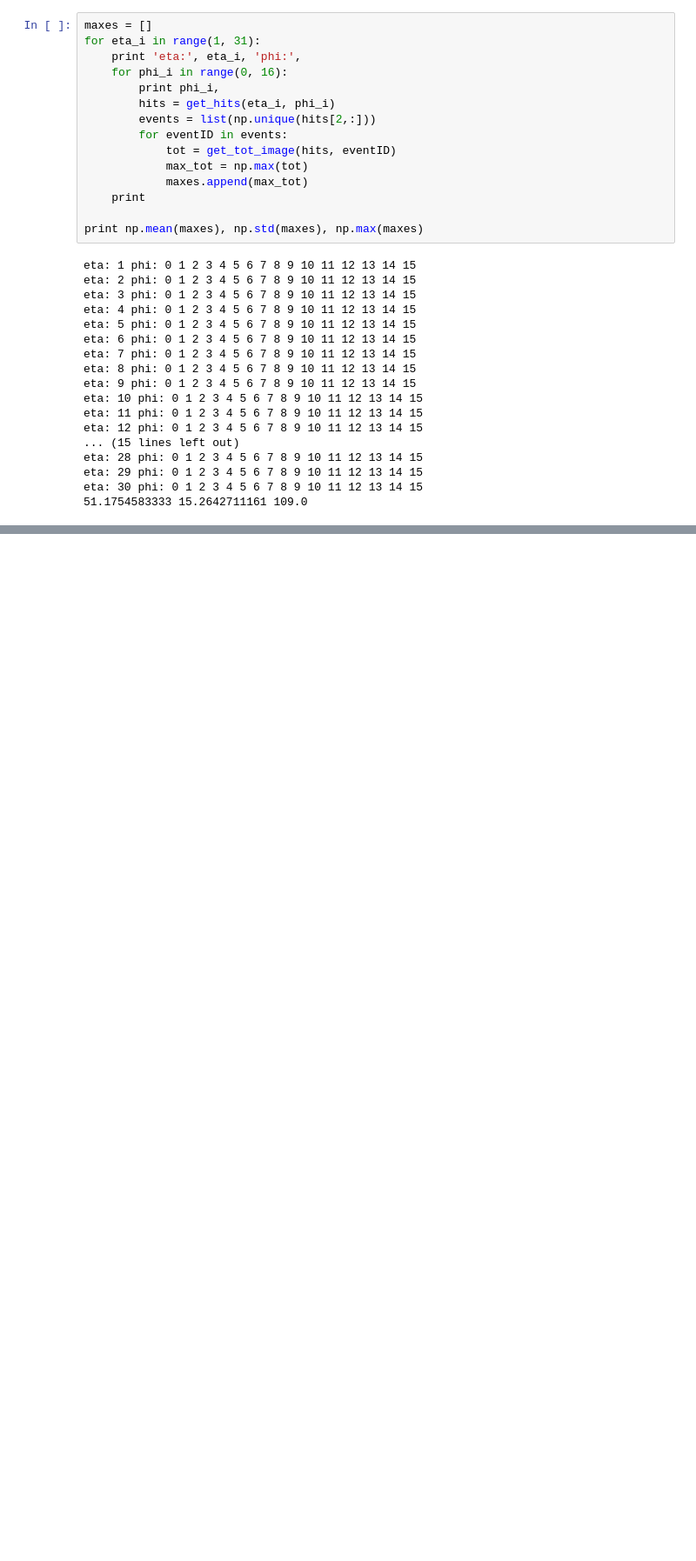
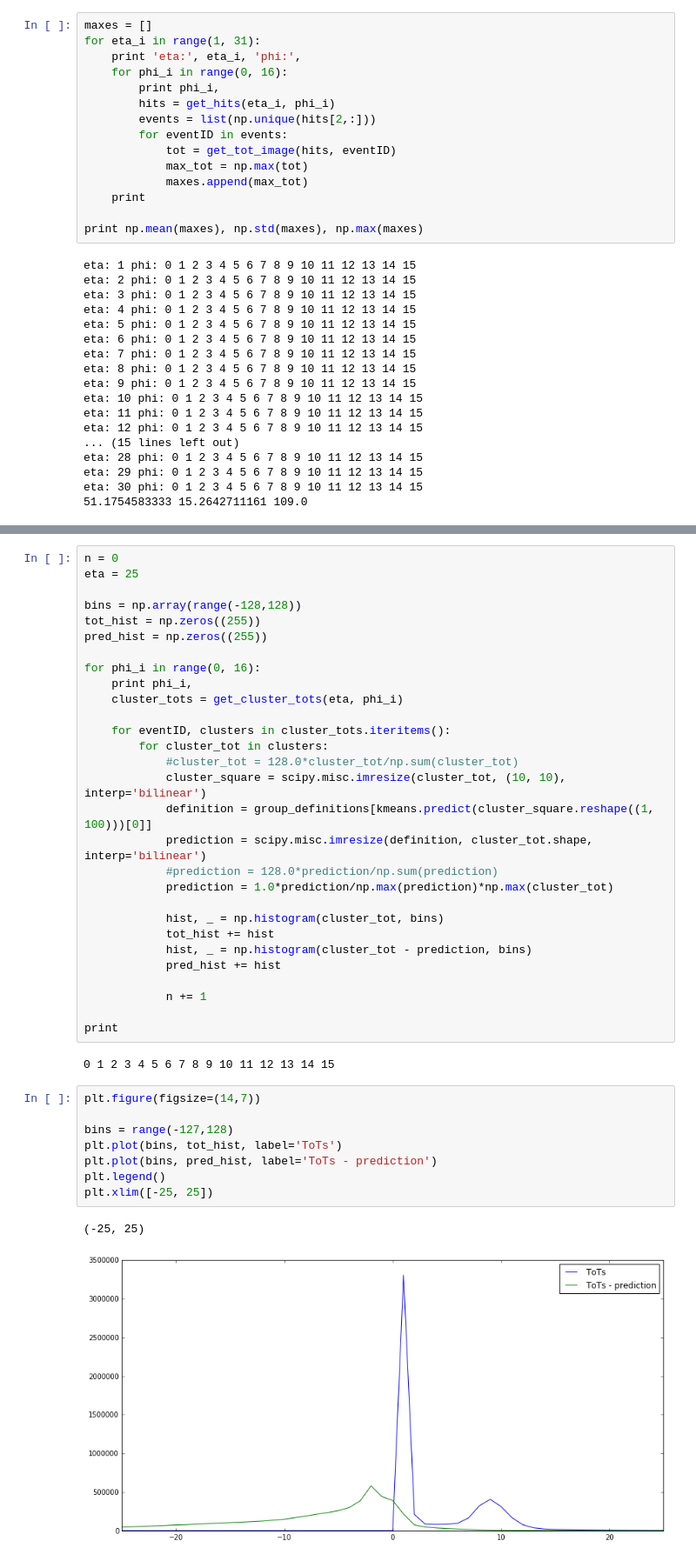
Before and after one commit to adikus/physics_project, a Jupyter notebook: tots.ipynb, the cells around one changed output, grey strips where cells are left out. Shown: that part at 87% size. Drawn from its saved outputs; the diff is of its cells as text; blank space fills up the shorter version.

```diff
--- a/tots.ipynb
+++ b/tots.ipynb
@@ -259 +276,43 @@ plt.savefig('tot_eta_clustering_'+str(eta)+'.png')
+# %%
+n = 0
+eta = 25
+
+bins = np.array(range(-128,128))
+tot_hist = np.zeros((255))
+pred_hist = np.zeros((255))
+
+for phi_i in range(0, 16):
+    print phi_i,
+    cluster_tots = get_cluster_tots(eta, phi_i)
+
+    for eventID, clusters in cluster_tots.iteritems():
+        for cluster_tot in clusters:
+            #cluster_tot = 128.0*cluster_tot/np.sum(cluster_tot)
+            cluster_square = scipy.misc.imresize(cluster_tot, (10, 10), interp='bilinear')
+            definition = group_definitions[kmeans.predict(cluster_square.reshape((1, 100)))[0]]
+            prediction = scipy.misc.imresize(definition, cluster_tot.shape, interp='bilinear')
+            #prediction = 128.0*prediction/np.sum(prediction)
+            prediction = 1.0*prediction/np.max(prediction)*np.max(cluster_tot)
+
+            hist, _ = np.histogram(cluster_tot, bins)
+            tot_hist += hist
+            hist, _ = np.histogram(cluster_tot - prediction, bins)
+            pred_hist += hist
+
+            n += 1
+
+print
+# %% [output]
+0 1 2 3 4 5 6 7 8 9 10 11 12 13 14 15
+# %%
+plt.figure(figsize=(14,7))
+
+bins = range(-127,128)
+plt.plot(bins, tot_hist, label='ToTs')
+plt.plot(bins, pred_hist, label='ToTs - prediction')
+plt.legend()
+plt.xlim([-25, 25])
+# %% [output]
+(-25, 25)
+[figure, added]
 # %%
```
Also changed, not shown: parts of 11 cells of this notebook, 17 other files.
